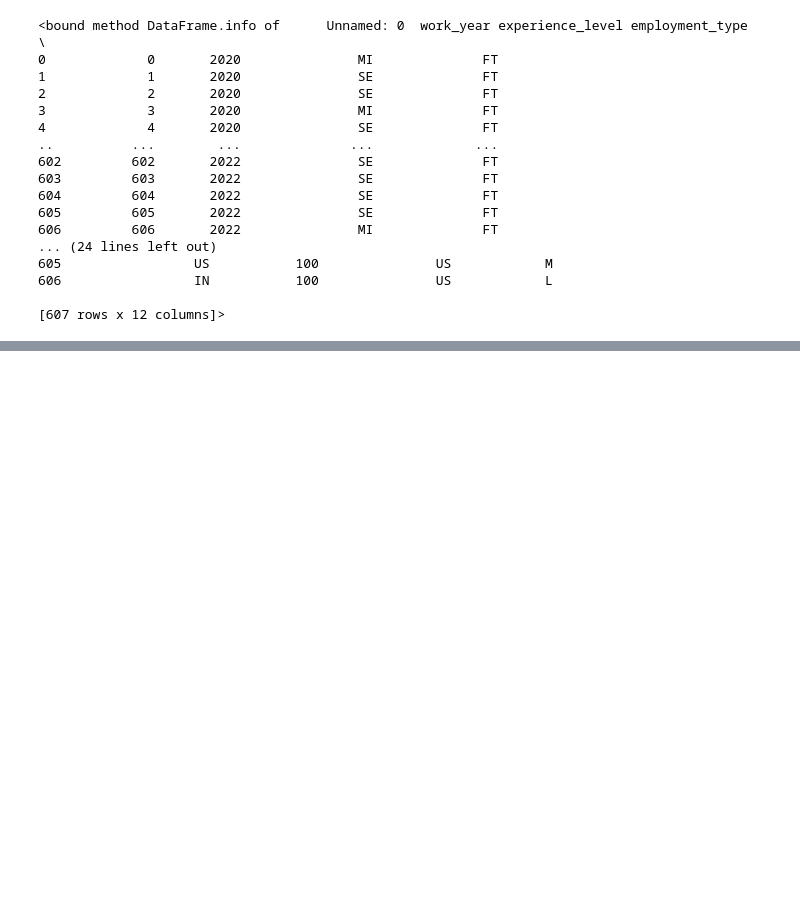
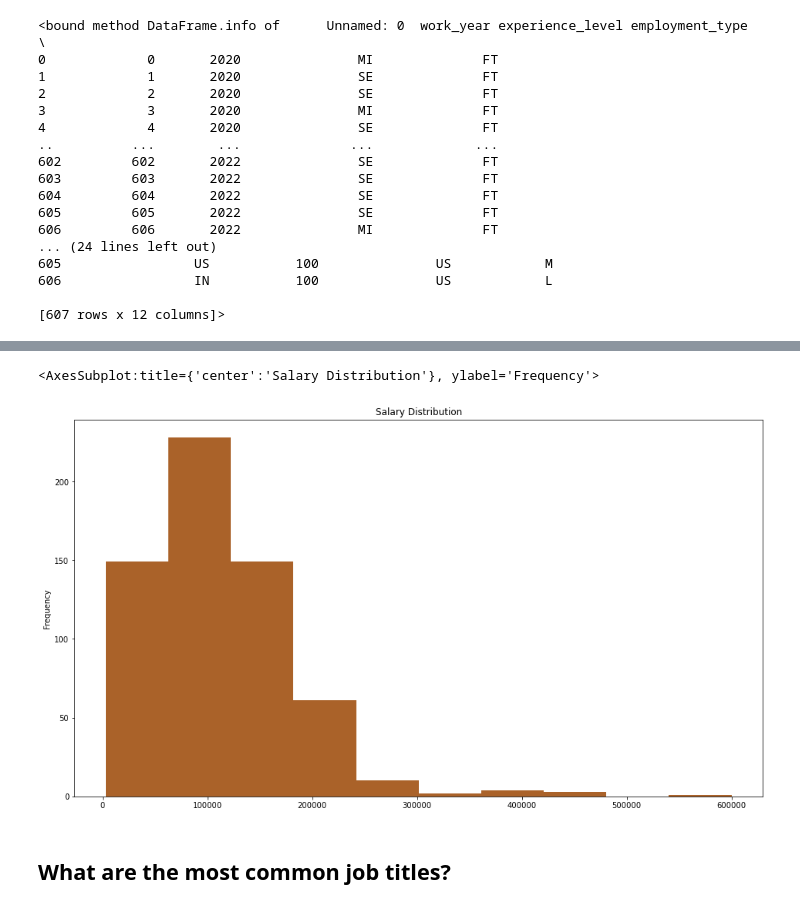
Before and after one commit to m3redithw/data-science-visualizations, a Jupyter notebook: DataScienceSalaries/ds_salaries_eda.ipynb, the cells around one changed output, grey strips where cells are left out. Cells and saved outputs as stored; diff of their text form; code cells hidden in the pictures; blank space fills up the shorter version.

```diff
--- a/DataScienceSalaries/ds_salaries_eda.ipynb
+++ b/DataScienceSalaries/ds_salaries_eda.ipynb
@@ -80,0 +127,8 @@ df.info
+# %%
+plt.figure(figsize = (16,9))
+df['salary_in_usd'].plot.hist(title = 'Salary Distribution', color = '#aa6229')
+# %% [output]
+<AxesSubplot:title={'center':'Salary Distribution'}, ylabel='Frequency'>
+[figure, added]
+# %% [markdown]
+## What are the most common job titles?
```
Also changed, not shown: parts of 12 cells of this notebook.
